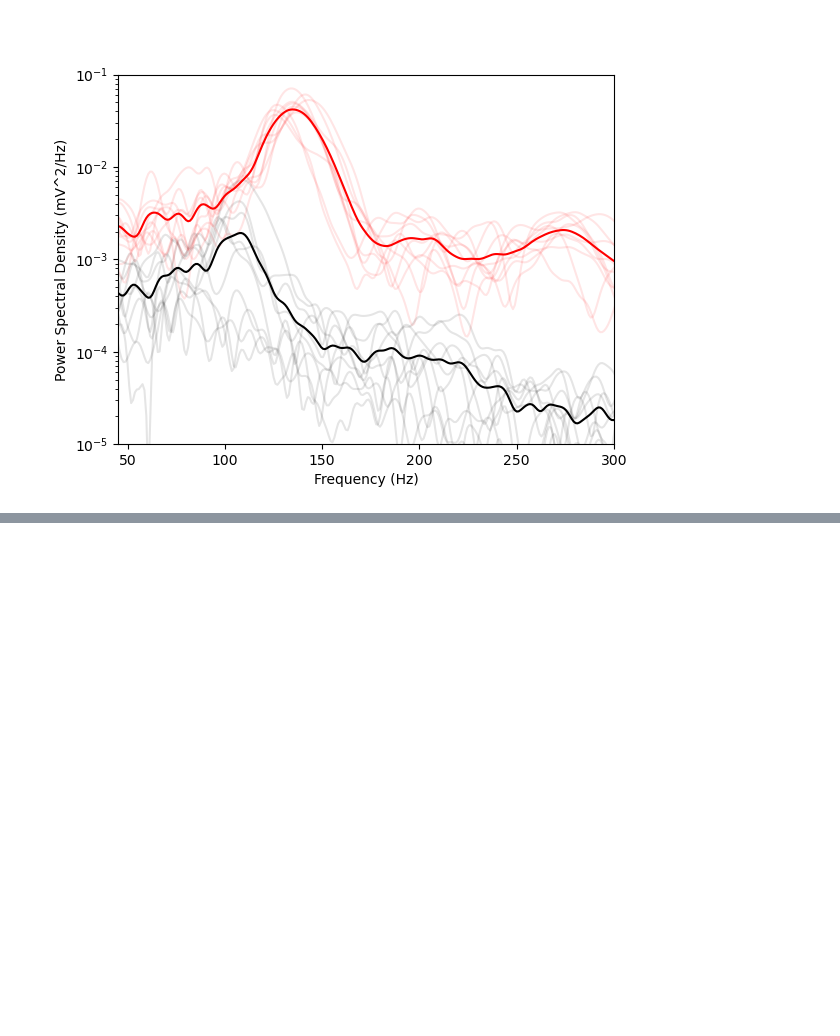
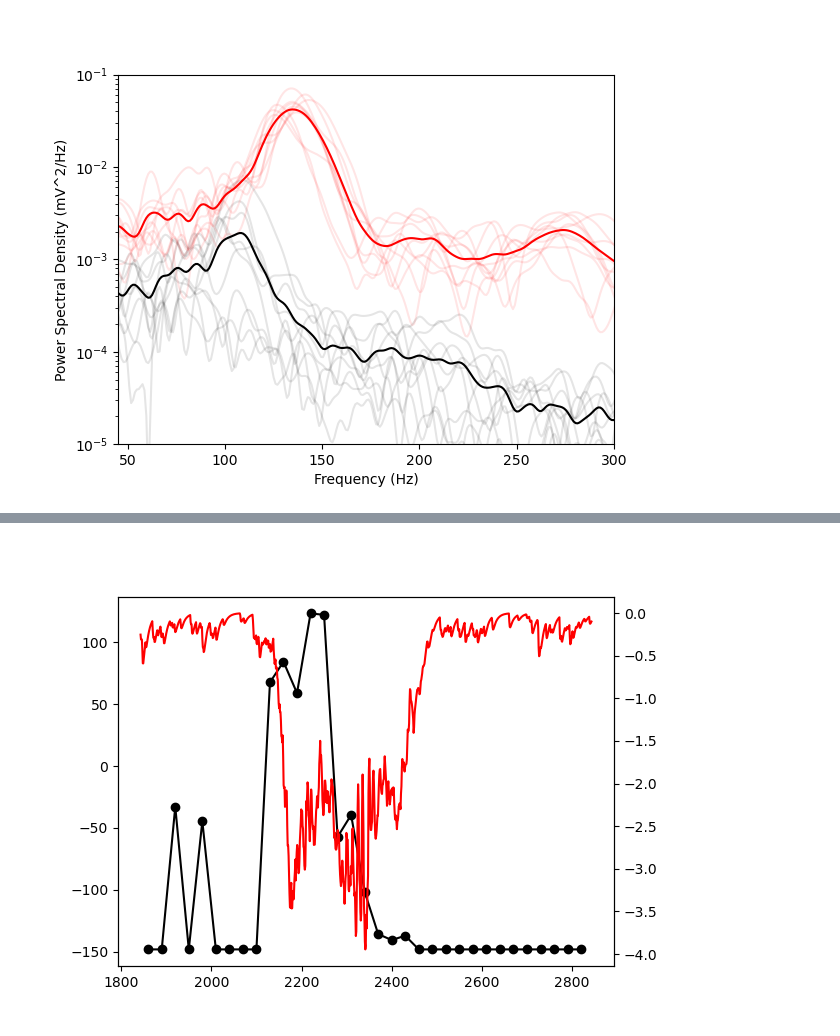
Before and after one commit to justidy1/IctalPlaceCell, a Jupyter notebook: query_replay.ipynb, the cells around one changed output, grey strips where cells are left out. Drawn from its saved outputs; the diff is of its cells as text; code cells hidden in the pictures; blank space fills up the shorter version.

```diff
--- a/query_replay.ipynb
+++ b/query_replay.ipynb
@@ -355,8 +393,8 @@ def compute_spontaneous_hfo_spectra(tmax=5000,seed=1234):
     spectra_ictal = []
 
     for wh in range(10):
-        _,_,_,_,_,CA1_lfp_sig_ctrl,_ = sim_wrapper(data,wh,False,tmax,[-60,-40],2000,cue_weight=0,seed=seed)
-        _,_,_,_,_,CA1_lfp_sig_ictal,_ = sim_wrapper(data,wh,True,tmax,[-60,-40],2000,cue_weight=0,seed=seed)
+        _,_,_,_,_,CA1_lfp_sig_ctrl,CA1_lfp_sig_ctrl_ts,_,_ = sim_wrapper(data,wh,False,tmax,[-60,-40],2000,cue_weight=0,seed=seed)
+        _,_,_,_,_,CA1_lfp_sig_ictal,CA1_lfp_sig_ictal_ts,_,_ = sim_wrapper(data,wh,True,tmax,[-60,-40],2000,cue_weight=0,seed=seed)
 
         each_osc_ctrl = []
         Pxx_osc_ctrl = []
@@ -430,0 +525,4 @@ plt.savefig('spectra.svg')
+# %%
+from scipy.stats import ttest_ind
+_,p = ttest_ind(tes[:,0],tes[:,1],equal_var=False,alternative='greater')
+p
@@ -430,0 +591,10 @@ plt.savefig('spectra.svg')
+# %%
+wh_p = 2
+plt.close('all')
+plt.figure()
+plt.plot(ts_pv_ctrl[wh_p],states_CA1_ctrl[wh_p],'-ok')
+plt.twinx()
+plt.plot(t_osc_ctrl_CA1[wh_p],lfp_ctrl_CA1[wh_p],'r')
+plt.show()
+# %% [output]
+[figure, added]
```
Also changed, not shown: parts of 13 cells of this notebook.
